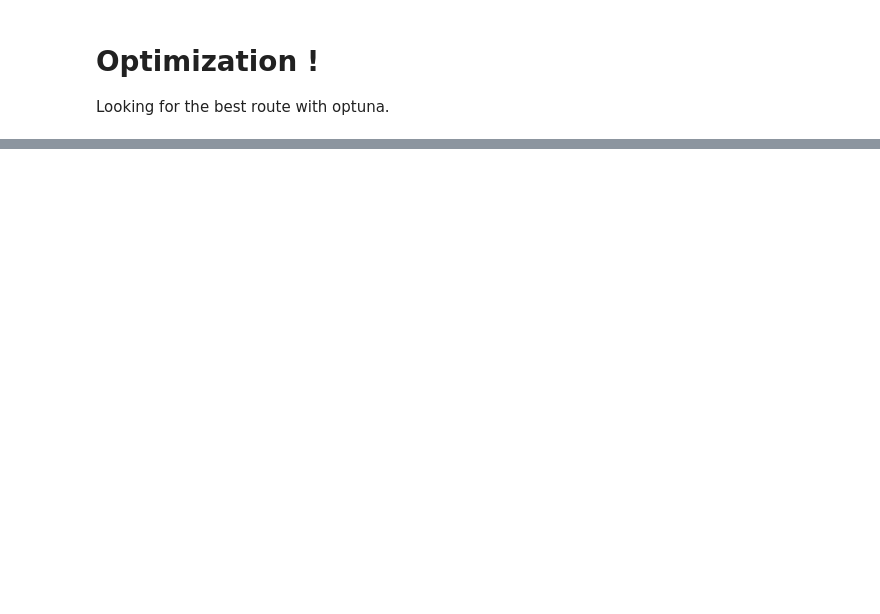
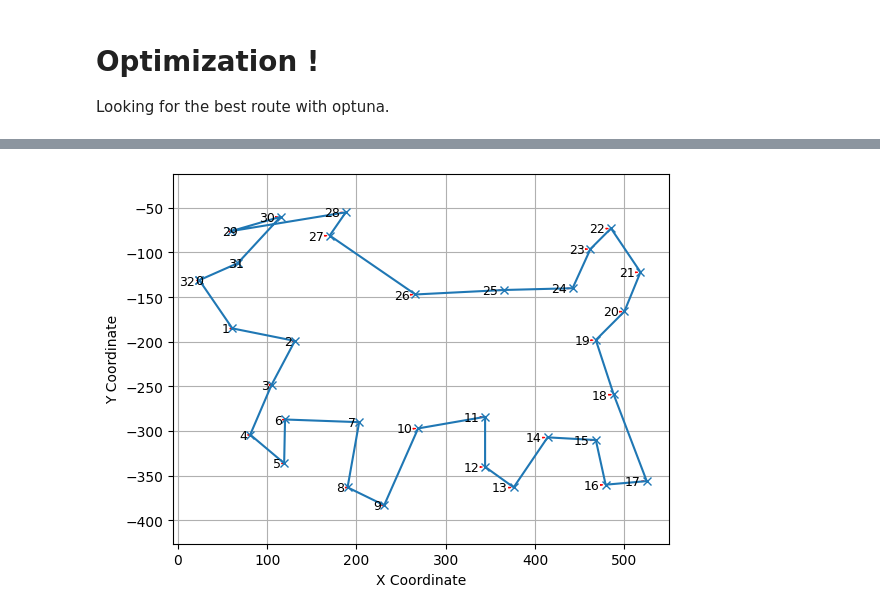
Before and after one commit to dsleo/stravart, a Jupyter notebook: notebooks/Optuna Optimization.ipynb, the cells around one changed output, grey strips where cells are left out. Saved outputs shown, nothing was run; the diff lists cells and outputs as text; code cells hidden in the pictures; blank space fills up the shorter version.

```diff
--- a/notebooks/Optuna Optimization.ipynb
+++ b/notebooks/Optuna Optimization.ipynb
@@ -77,2 +98,29 @@ plot_route(map_center=map_center,route=best_final_contour, points=True)
 # %% [output]
 [interactive output not drawn]
+# %%
+import matplotlib.pyplot as plt
+
+from stravart.utils import simplify_coordinates
+from stravart.polygone import Polygon
+from stravart.directions import Route
+from stravart.search.operations import Projection
+from stravart.contours.extraction import ContourExtractor
+from stravart.visualization import plot_route, plot_contour, plot_contours, plot_compare_polygons
+
+contour_extractor = ContourExtractor("../img/dog.jpg")
+filtered_contour = contour_extractor.get_best_contour()
+
+contour = filtered_contour.slice_contour(3)
+del contour[29], contour[32]
+contour.close()
+
+plot_contour(contour)
+
+poly =  Polygon.from_list(coordinates_list=contour.raw_contour, system="cartesian")
+
+
+# Define bounding box of Paris
+lat_start, lat_end = 48.8156, 48.9022
+lon_start, lon_end = 2.2241, 2.4699
+# %% [output]
+[figure, added]
```
Also changed, not shown: parts of 6 cells of this notebook, 2 other files.
